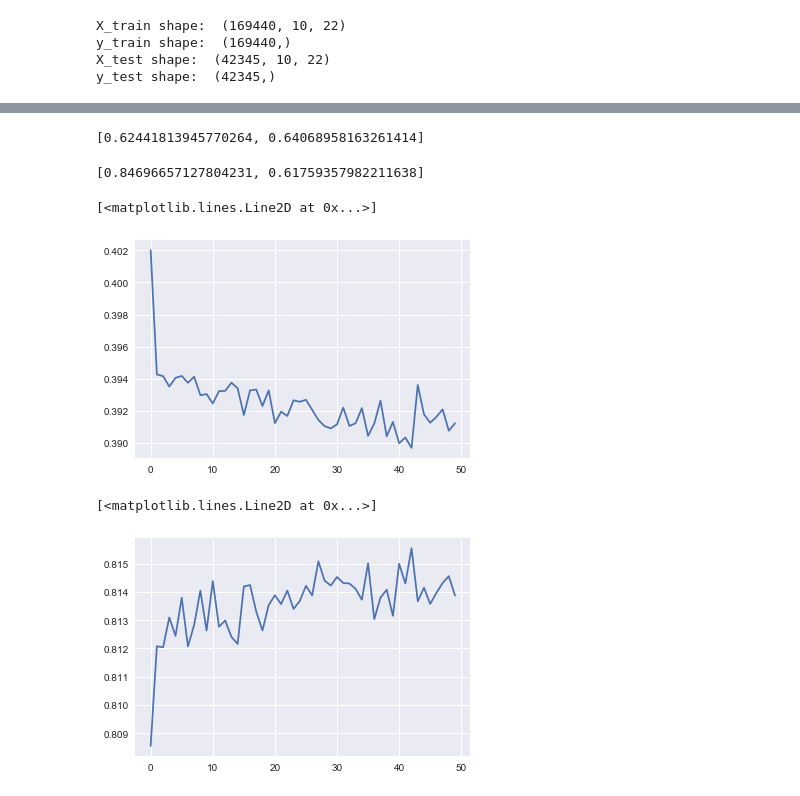
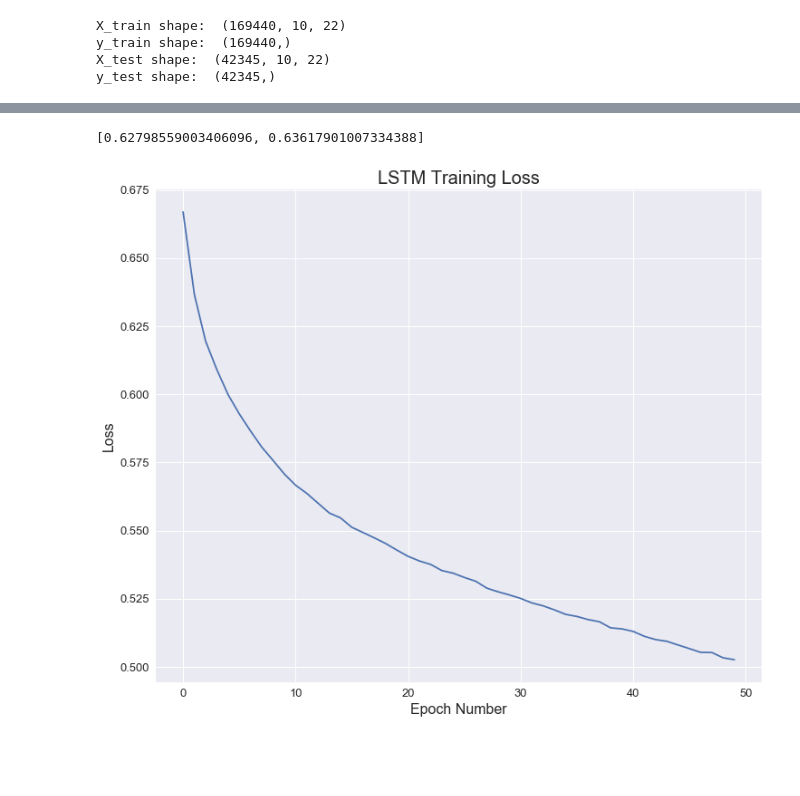
Before and after one commit to MPhillips55/Capstone_Project_2_League_of_Legends, a Jupyter notebook: Machine_Learning/LSTM_NN_to_predict_lol.ipynb, the cells around one changed output, grey strips where cells are left out. Drawn from its saved outputs; the diff is of its cells as text; code cells hidden in the pictures; blank space fills up the shorter version.

```diff
--- a/Machine_Learning/LSTM_NN_to_predict_lol.ipynb
+++ b/Machine_Learning/LSTM_NN_to_predict_lol.ipynb
@@ -47,7 +41,3 @@ model.add(Dense(1,activation='sigmoid'))
 model.compile(loss='binary_crossentropy',
          optimizer='rmsprop',
          metrics=['accuracy'])
-
-for i in range(55):
-    model.fit(X_train[:-64], y_train[:-64], batch_size=4705,shuffle=False, epochs=1,verbose=0)
-    model.reset_states()
@@ -55,4 +53,4 @@ for i in range(55):
 score = model.evaluate(X_test[:-31], y_test[:-31], verbose=0,batch_size=4705)
 score
 # %% [output]
-[0.62441813945770264, 0.64068958163261414]
+[0.62798559003406096, 0.63617901007334388]
@@ -67,15 +57,13 @@ for i in range(50):
-# %%
-score = model.evaluate(X_test[:-31], y_test[:-31], verbose=0,batch_size=4705)
-score
-# %% [output]
-[0.84696657127804231, 0.61759357982211638]
-# %%
-plt.plot(loss)
-# %% [output]
-[<matplotlib.lines.Line2D at 0x...>]
-[figure, removed]
-# %%
-plt.plot(acc)
-# %% [output]
-[<matplotlib.lines.Line2D at 0x...>]
-[figure, removed]
+# %%
+%matplotlib inline
+# create plot
+fig, ax = plt.subplots()
+fig.set_size_inches(12, 10)
+plt.plot(loss);
+plt.title("LSTM Training Loss",fontsize=20)
+plt.yticks(fontsize=13)
+plt.xticks(fontsize=13)
+plt.xlabel("Epoch Number", fontsize=16)
+plt.ylabel("Loss", fontsize=16);
+# %% [output]
+[figure, added]
```
Also changed, not shown: parts of 8 cells of this notebook.
